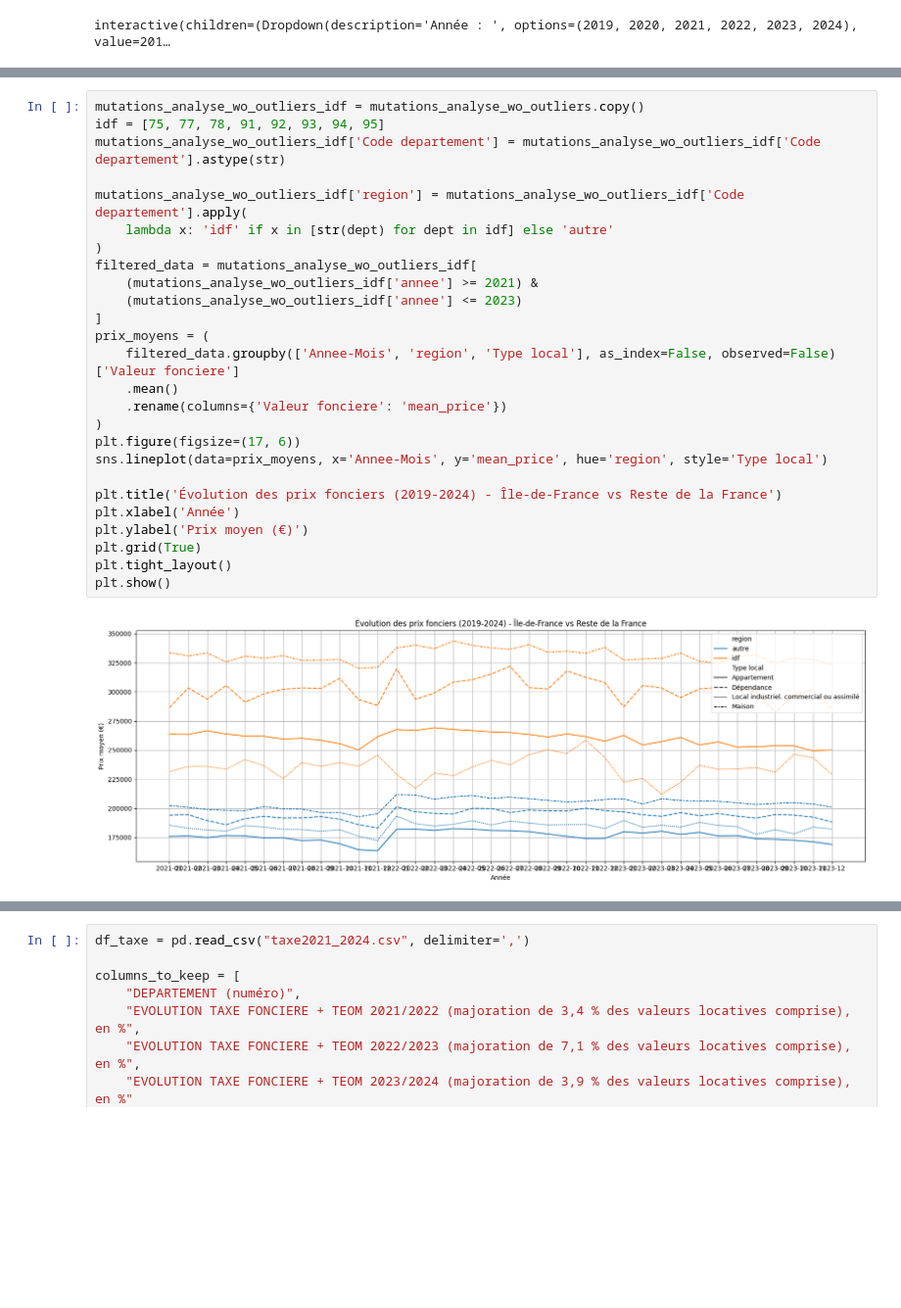
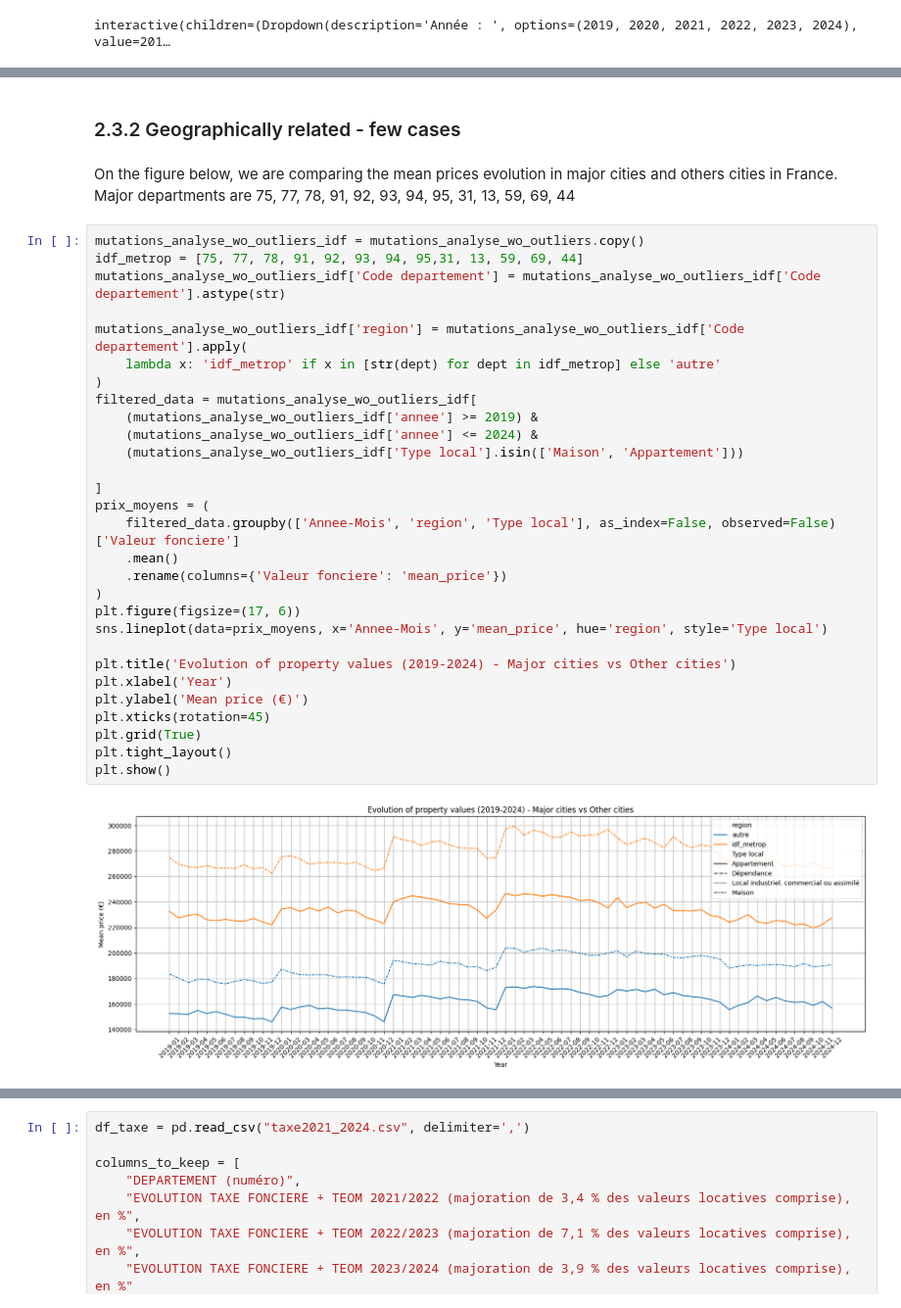
Before and after one commit to Kal3idoscope/Land-data-analysis-French-market, a Jupyter notebook: trends_forecast__.ipynb, the cells around one changed output, grey strips where cells are left out. Shown: that part at 98% size. Saved outputs shown, nothing was run; the diff lists cells and outputs as text; blank space fills up the shorter version.

```diff
--- a/trends_forecast__.ipynb
+++ b/trends_forecast__.ipynb
@@ -663,28 +654,36 @@ Sources :
+# %% [markdown]
+### 2.3.2 Geographically related - few cases ###
+# %% [markdown]
+On the figure below, we are comparing the mean prices evolution in major cities and others cities in France.
+Major departments are  75, 77, 78, 91, 92, 93, 94, 95, 31, 13, 59, 69, 44
 # %%
 mutations_analyse_wo_outliers_idf = mutations_analyse_wo_outliers.copy()
-idf = [75, 77, 78, 91, 92, 93, 94, 95]
+idf_metrop = [75, 77, 78, 91, 92, 93, 94, 95,31, 13, 59, 69, 44]
 mutations_analyse_wo_outliers_idf['Code departement'] = mutations_analyse_wo_outliers_idf['Code departement'].astype(str)
 
 mutations_analyse_wo_outliers_idf['region'] = mutations_analyse_wo_outliers_idf['Code departement'].apply(
-    lambda x: 'idf' if x in [str(dept) for dept in idf] else 'autre'
+    lambda x: 'idf_metrop' if x in [str(dept) for dept in idf_metrop] else 'autre'
 )
 filtered_data = mutations_analyse_wo_outliers_idf[
-    (mutations_analyse_wo_outliers_idf['annee'] >= 2021) &
-    (mutations_analyse_wo_outliers_idf['annee'] <= 2023)
+    (mutations_analyse_wo_outliers_idf['annee'] >= 2019) &
+    (mutations_analyse_wo_outliers_idf['annee'] <= 2024) &
+    (mutations_analyse_wo_outliers_idf['Type local'].isin(['Maison', 'Appartement']))
+
 ]
 prix_moyens = (
     filtered_data.groupby(['Annee-Mois', 'region', 'Type local'], as_index=False, observed=False)['Valeur fonciere']
     .mean()
     .rename(columns={'Valeur fonciere': 'mean_price'})
 )
 plt.figure(figsize=(17, 6))
 sns.lineplot(data=prix_moyens, x='Annee-Mois', y='mean_price', hue='region', style='Type local')
 
-plt.title('Évolution des prix fonciers (2019-2024) - Île-de-France vs Reste de la France')
-plt.xlabel('Année')
-plt.ylabel('Prix moyen (€)')
+plt.title('Evolution of property values (2019-2024) - Major cities vs Other cities')
+plt.xlabel('Year')
+plt.ylabel('Mean price (€)')
+plt.xticks(rotation=45)
 plt.grid(True)
 plt.tight_layout()
 plt.show()
 # %% [output]
-[figure, old version]
+[figure, new version]
```
Also changed, not shown: parts of 68 cells of this notebook.
